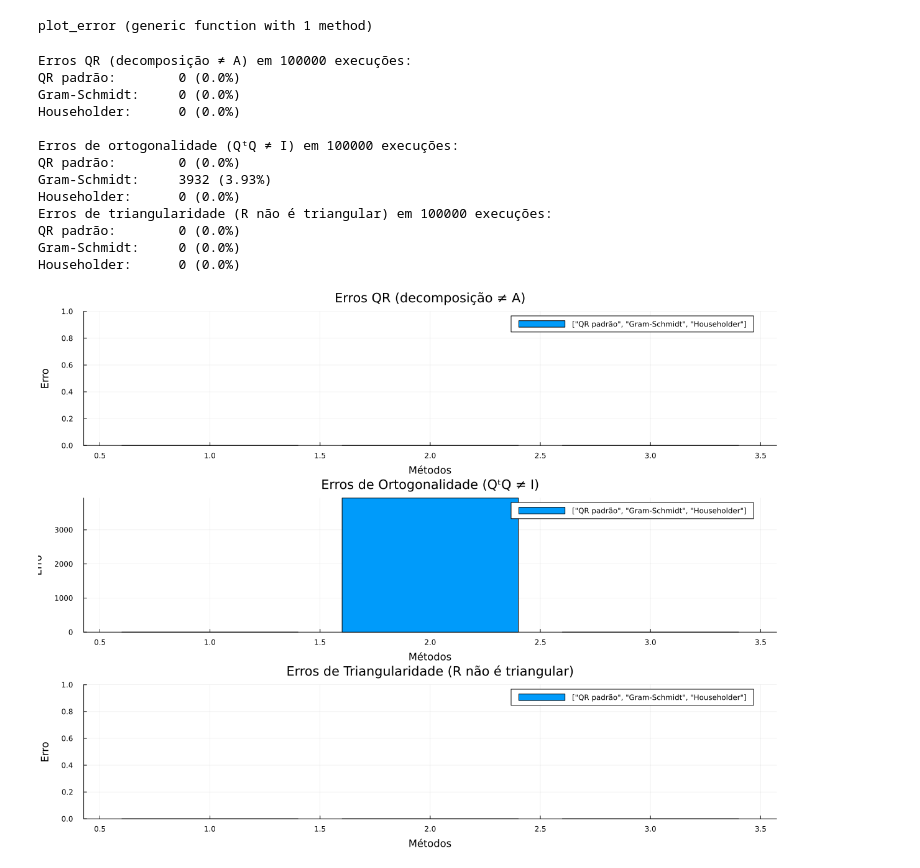
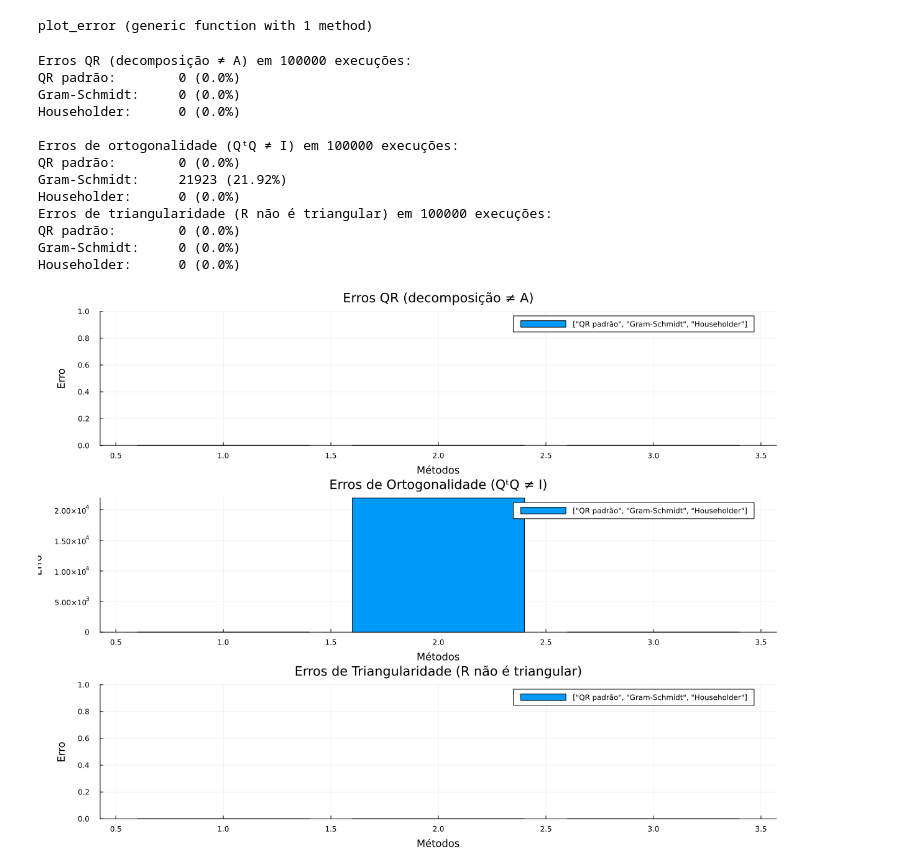
Before and after one commit to MDuqi/Condicionamento-e-Estabilidade, a Jupyter notebook: Householder_Stability.ipynb, the cells around one changed output. Saved outputs shown, nothing was run; the diff lists cells and outputs as text; code cells hidden in the pictures.

```diff
--- a/Householder_Stability.ipynb
+++ b/Householder_Stability.ipynb
@@ -135,0 +193,6 @@ Q é ortogonal? true
+# %%
+# Testando a função de plotagem com uma matriz 7x7 e número de condição 1 ate 10^10
+for k in 10 .^(0:10)
+    A = generate_any_conditioned_matrix(7, k)
+    println("Número condicional: ", cond(A))
+end
@@ -136,4 +216,5 @@ Q é ortogonal? true
 # %%
+# Função para registrar erros de QR em vetores globais (Print_resultados em larga escala)
 function registrar_erros_qr(A, Q, R, id_alg, c)
     m, n = size(A)
 
@@ -156,15 +237,17 @@ function registrar_erros_qr(A, Q, R, id_alg, c)
     global r_triang_errors[id_alg] += erro_triangularidade > ϵ * c
 end
 
-function plot_error(N, m, c)
+
+# Função para plotar os erros das 3 implementacões de QR simulando N execuções com uma matriz de condição específica
+function plot_error(N, m, k, c)
     # Vetores globais de contagem
     global qr_errors = [0, 0, 0]
     global q_ortho_errors = [0, 0, 0]
-    global r_triang_errors = [0, 0, 0]  # Novo vetor para erros em R
+    global r_triang_errors = [0, 0, 0]
 
     # Loop de N execuções para cada método
     for i in 1:N
-        A = rand(m, m)  # Nova matriz aleatória
+        A = generate_any_conditioned_matrix(m, k)
 
         # Método 1: QR de Julia (Householder interno)
         Q1, R1 = qr_(A)
@@ -218,20 +301,21 @@ end
 # %% [output]
 plot_error (generic function with 1 method)
 # %%
-plot_error(100000, 3 , 100)
+# Executando a função de plotagem com 100000 execuções, matriz 3x3 e número de condição 100(bem condicionada)
+plot_error(100000, 3, 100, 100)
 # %% [output]
 Erros QR (decomposição ≠ A) em 100000 execuções:
 QR padrão:        0 (0.0%)
 Gram-Schmidt:     0 (0.0%)
 Householder:      0 (0.0%)
 
 Erros de ortogonalidade (QᵗQ ≠ I) em 100000 execuções:
 QR padrão:        0 (0.0%)
-Gram-Schmidt:     3932 (3.93%)
+Gram-Schmidt:     21923 (21.92%)
 Householder:      0 (0.0%)
 Erros de triangularidade (R não é triangular) em 100000 execuções:
 QR padrão:        0 (0.0%)
 Gram-Schmidt:     0 (0.0%)
 Householder:      0 (0.0%)
-[figure, old version]
+[figure, new version]
 # %%
```
Also changed, not shown: parts of 17 cells of this notebook.
